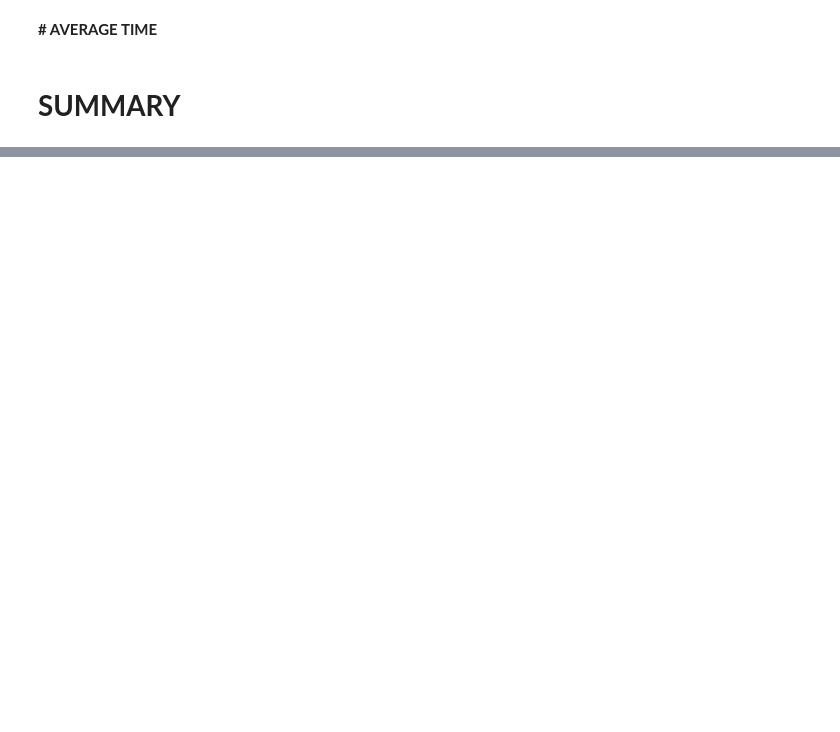
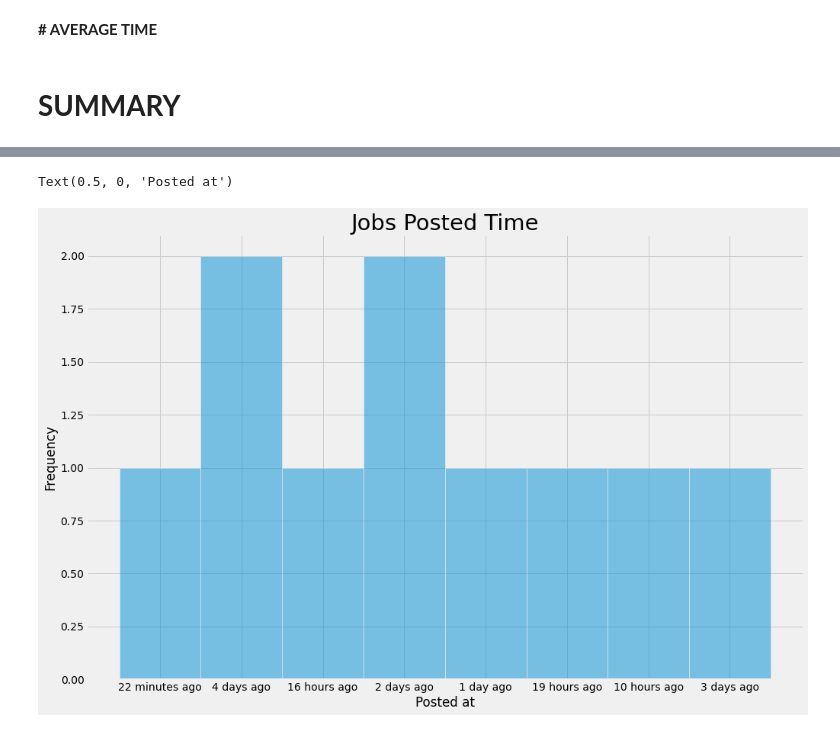
Before and after one commit to danielrodriguez007/Data_Analysis, a Jupyter notebook: Project_Search.ipynb, the cells around one changed output, grey strips where cells are left out. Saved outputs shown, nothing was run; the diff lists cells and outputs as text; code cells hidden in the pictures; blank space fills up the shorter version.

```diff
--- a/Project_Search.ipynb
+++ b/Project_Search.ipynb
@@ -260,3 +259,12 @@ plt.ylim(0,11)
+# %%
+plt.figure(figsize=(15,10))
+sns.histplot(jobs_df['posted_at'], bins=15, alpha=0.5)
+plt.title("Jobs Posted Time", fontsize=29)
+plt.ylabel("Frequency")
+plt.xlabel("Posted at")
+# %% [output]
+Text(0.5, 0, 'Posted at')
+[figure, added]
 # %%
 #Tree-map chart than where the companies published the vacancies
 
```
Also changed, not shown: parts of 10 cells of this notebook.
